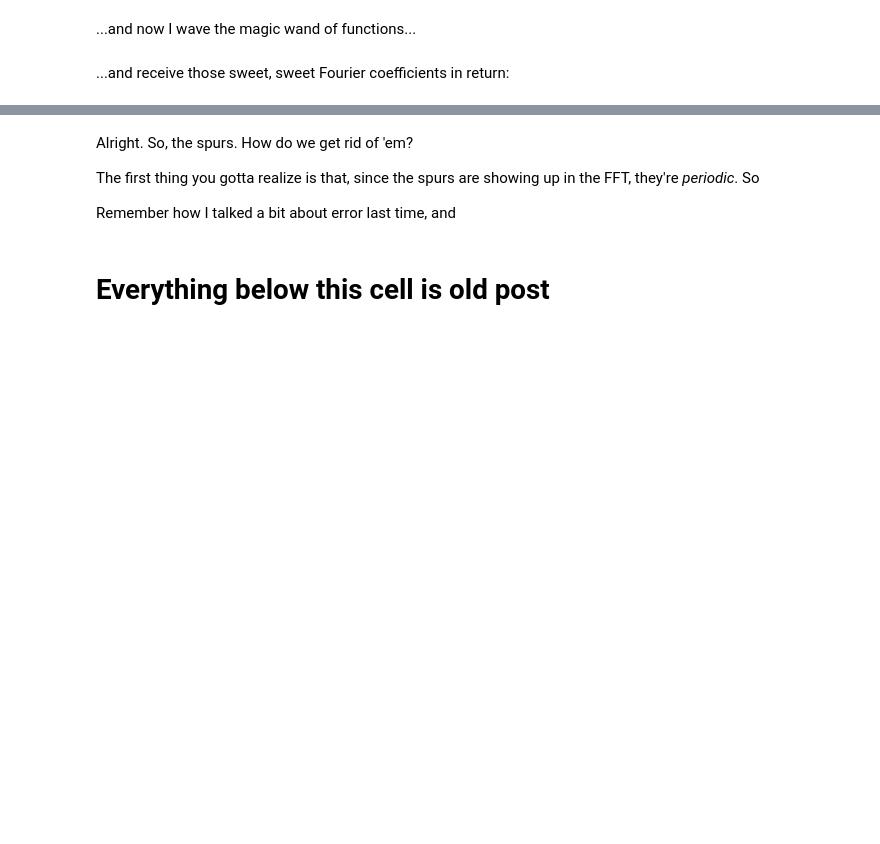
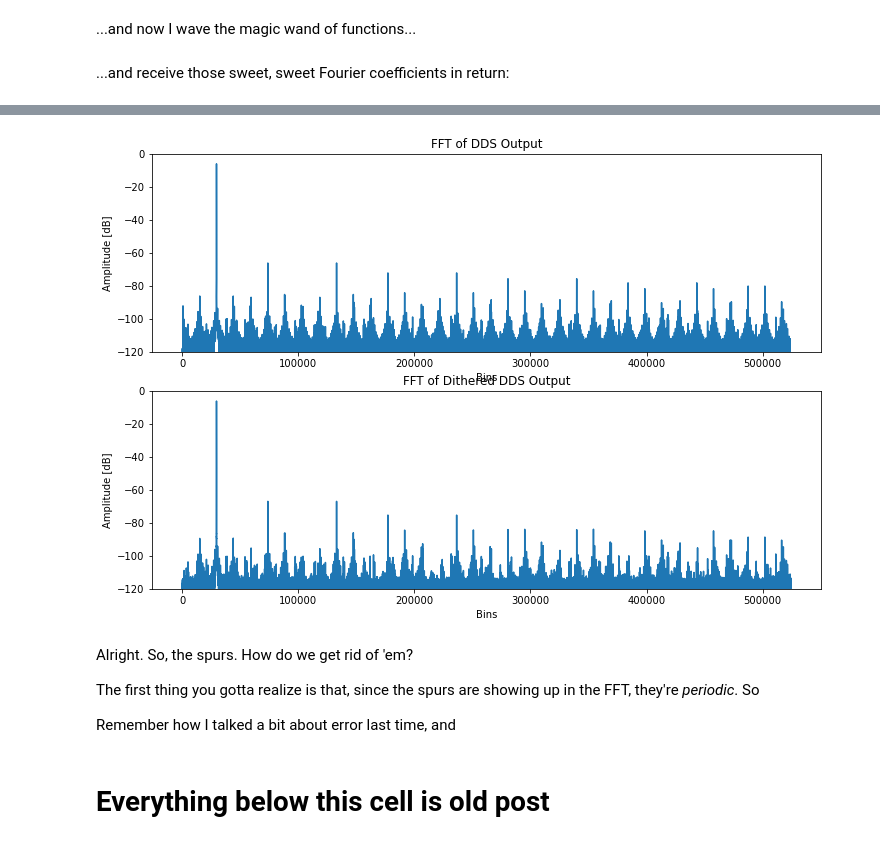
Before and after one commit to Cushychicken/dds-engine, a Jupyter notebook: tools/dds-model-phase-dithering.ipynb, the cells around one changed output, grey strips where cells are left out. Saved outputs shown, nothing was run; the diff lists cells and outputs as text; code cells hidden in the pictures; blank space fills up the shorter version.

```diff
--- a/tools/dds-model-phase-dithering.ipynb
+++ b/tools/dds-model-phase-dithering.ipynb
@@ -113,0 +51,8 @@ plt.show()
+# %%
+df_phase = dds.generate_dds_frame(phase, tuning, dither_output=False)
+df_fft   = dds.generate_dds_spectrum(df_phase['dds_out'])
+
+phase_dither = dds.generate_dds_frame(phase, tuning, dither_output=True)
+df_dither_fft   = dds.generate_dds_spectrum(phase_dither['dds_out'])
+
+phase_dither
@@ -114,3 +73,31 @@ plt.show()
+# %%
+fig = plt.figure(figsize=(12,8))
+fft_index = int(len(df_fft['fft_mag_norm'])/2) # Half of the FFT output
+
+# First plot - undithered DDS output
+plt.subplot(2,1,1)
+ax = fig.add_subplot(2,1,1)
+ax.set_ylim(-120, 0)
+ax.set_yticks([-120, -100, -80, -60, -40, -20, 0])
+fft_index = int(len(df_fft['fft_mag_norm'])/2) # Half of the FFT output
+plt.plot(df_fft['fft_mag_norm'][:fft_index])
+plt.title("FFT of DDS Output")
+plt.xlabel('Bins')
+plt.ylabel('Amplitude [dB]')
+
+# Second plot - dithered DS output
+plt.subplot(2,1,2)
+ax = fig.add_subplot(2,1,2)
+ax.set_ylim(-120, 0)
+ax.set_yticks([-120, -100, -80, -60, -40, -20, 0])
+
+plt.plot(df_dither_fft['fft_mag_norm'][:fft_index])
+plt.title("FFT of Dithered DDS Output")
+plt.xlabel('Bins')
+plt.ylabel('Amplitude [dB]')
+plt.show()
+# %% [output]
+[figure, added]
 # %% [markdown]
 Alright. So, the spurs. How do we get rid of 'em?
 
```
Also changed, not shown: parts of 9 cells of this notebook, 3 other files.
